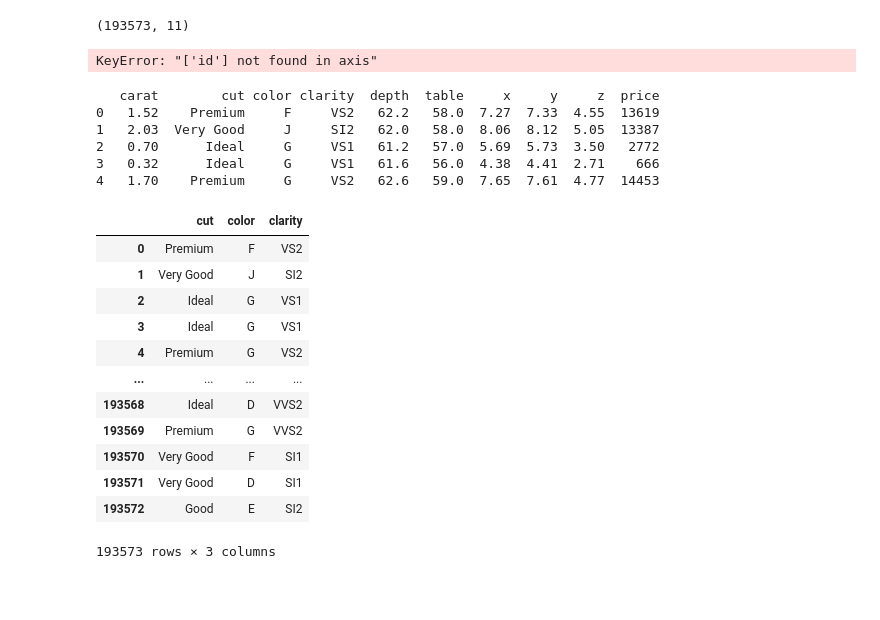
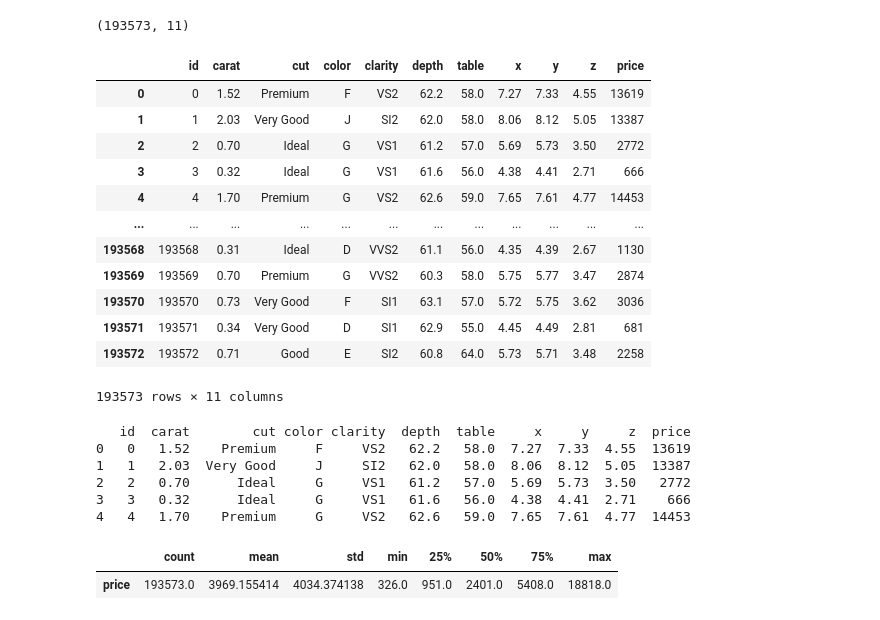
Before and after one commit to RockyLuvis/MLOps, a Jupyter notebook: experiment/experiments.ipynb, the cells around one changed output. Drawn from its saved outputs; the diff is of its cells as text; code cells hidden in the pictures; blank space fills up the shorter version.

```diff
--- a/experiment/experiments.ipynb
+++ b/experiment/experiments.ipynb
@@ -62,33 +62,36 @@ dtype: int64
 data.shape
 # %% [output]
 (193573, 11)
+# %%
+data
+# %% [output]
+|  | id | carat | cut | color | clarity | depth | table | x | y | z | price |
+| 0 | 0 | 1.52 | Premium | F | VS2 | 62.2 | 58.0 | 7.27 | 7.33 | 4.55 | 13619 |
+| 1 | 1 | 2.03 | Very Good | J | SI2 | 62.0 | 58.0 | 8.06 | 8.12 | 5.05 | 13387 |
+| 2 | 2 | 0.70 | Ideal | G | VS1 | 61.2 | 57.0 | 5.69 | 5.73 | 3.50 | 2772 |
+| 3 | 3 | 0.32 | Ideal | G | VS1 | 61.6 | 56.0 | 4.38 | 4.41 | 2.71 | 666 |
+| 4 | 4 | 1.70 | Premium | G | VS2 | 62.6 | 59.0 | 7.65 | 7.61 | 4.77 | 14453 |
+| ... | ... | ... | ... | ... | ... | ... | ... | ... | ... | ... | ... |
+| 193568 | 193568 | 0.31 | Ideal | D | VVS2 | 61.1 | 56.0 | 4.35 | 4.39 | 2.67 | 1130 |
+| 193569 | 193569 | 0.70 | Premium | G | VVS2 | 60.3 | 58.0 | 5.75 | 5.77 | 3.47 | 2874 |
+| 193570 | 193570 | 0.73 | Very Good | F | SI1 | 63.1 | 57.0 | 5.72 | 5.75 | 3.62 | 3036 |
+| 193571 | 193571 | 0.34 | Very Good | D | SI1 | 62.9 | 55.0 | 4.45 | 4.49 | 2.81 | 681 |
+| 193572 | 193572 | 0.71 | Good | E | SI2 | 60.8 | 64.0 | 5.73 | 5.71 | 3.48 | 2258 |
+193573 rows × 11 columns
 # %%
-data.drop(labels=["id"], axis=1)
+data.drop(labels=["id"], axis=1,inplace=True)
-# %% [output]
-KeyError: "['id'] not found in axis"
 # %%
 print (data.head(5))
 # %% [output]
-   carat        cut color clarity  depth  table     x     y     z  price
-0   1.52    Premium     F     VS2   62.2   58.0  7.27  7.33  4.55  13619
-1   2.03  Very Good     J     SI2   62.0   58.0  8.06  8.12  5.05  13387
-2   0.70      Ideal     G     VS1   61.2   57.0  5.69  5.73  3.50   2772
-3   0.32      Ideal     G     VS1   61.6   56.0  4.38  4.41  2.71    666
-4   1.70    Premium     G     VS2   62.6   59.0  7.65  7.61  4.77  14453
+   id  carat        cut color clarity  depth  table     x     y     z  price
+0   0   1.52    Premium     F     VS2   62.2   58.0  7.27  7.33  4.55  13619
+1   1   2.03  Very Good     J     SI2   62.0   58.0  8.06  8.12  5.05  13387
+2   2   0.70      Ideal     G     VS1   61.2   57.0  5.69  5.73  3.50   2772
+3   3   0.32      Ideal     G     VS1   61.6   56.0  4.38  4.41  2.71    666
+4   4   1.70    Premium     G     VS2   62.6   59.0  7.65  7.61  4.77  14453
 # %%
-cat_columns = data.columns[data.dtypes=="object"]
-data[cat_columns]
+cat_columns = data.columns[data.dtypes=="int64"]
+data[cat_columns].describe().T
 # %% [output]
-|  | cut | color | clarity |
-| 0 | Premium | F | VS2 |
-| 1 | Very Good | J | SI2 |
-| 2 | Ideal | G | VS1 |
-| 3 | Ideal | G | VS1 |
-| 4 | Premium | G | VS2 |
-| ... | ... | ... | ... |
-| 193568 | Ideal | D | VVS2 |
-| 193569 | Premium | G | VVS2 |
-| 193570 | Very Good | F | SI1 |
-| 193571 | Very Good | D | SI1 |
-| 193572 | Good | E | SI2 |
+|  | count | mean | std | min | 25% | 50% | 75% | max |
+| price | 193573.0 | 3969.155414 | 4034.374138 | 326.0 | 951.0 | 2401.0 | 5408.0 | 18818.0 |
-193573 rows × 3 columns
```
Also changed, not shown: parts of 9 cells of this notebook.
